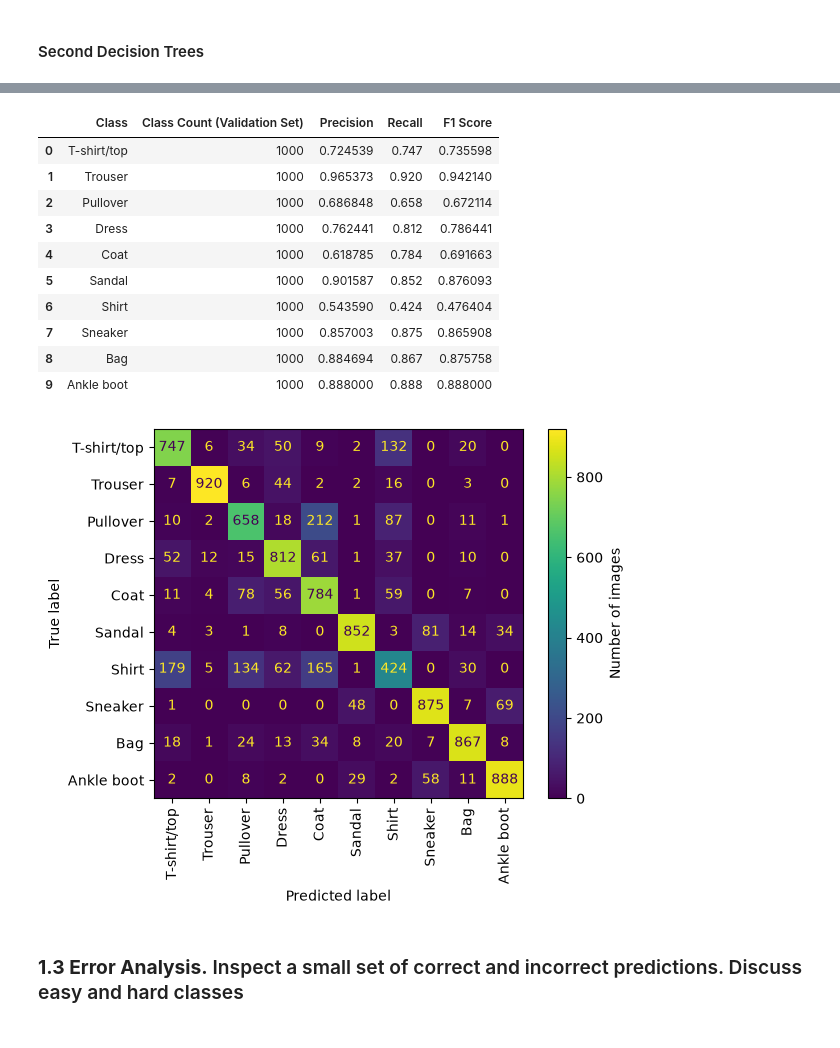
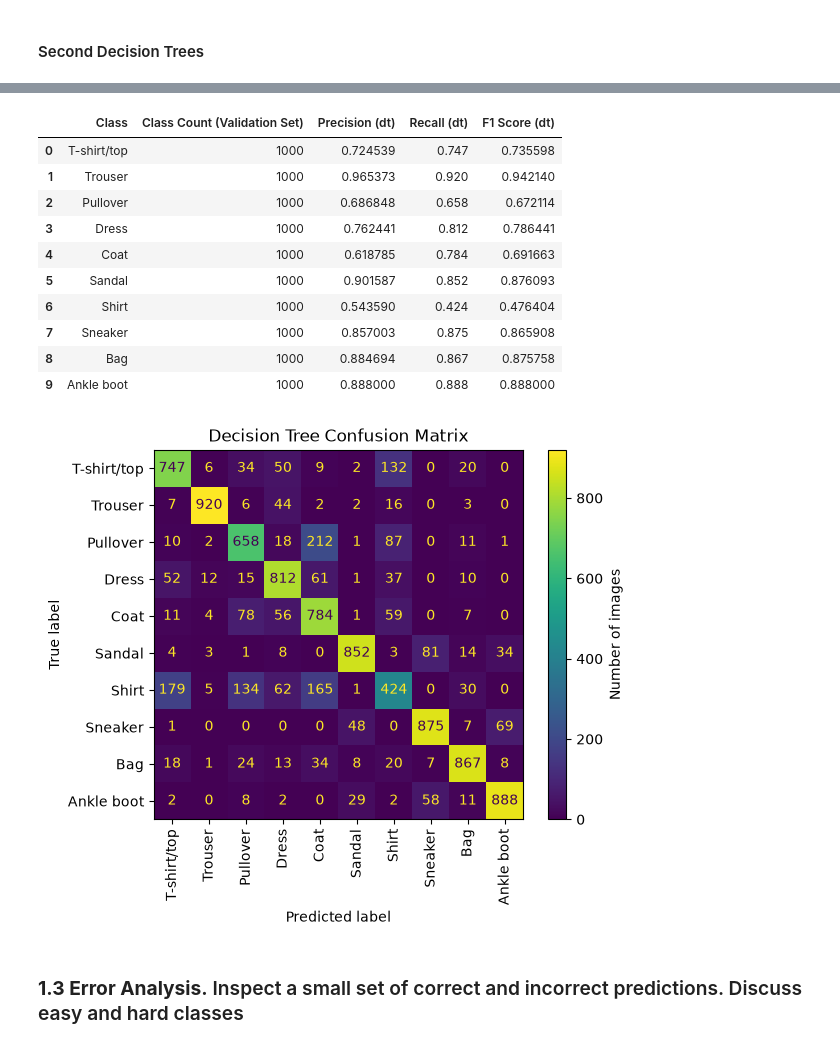
Before and after one commit to JCYuhei/NLP-Model-Investigation-Fashion-MNIST, a Jupyter notebook: coursework.ipynb, the cells around one changed output, grey strips where cells are left out. Saved outputs shown, nothing was run; the diff lists cells and outputs as text; code cells hidden in the pictures.

```diff
--- a/coursework.ipynb
+++ b/coursework.ipynb
@@ -369,14 +370,14 @@ dt_f1 = f1_score(y_val, dt_val_predictions, average = None, zero_division = 0)
 dt_results = pd.DataFrame({
     "Class": training_data.classes,
     "Class Count (Validation Set)": np.bincount(y_val),
-    "Precision": dt_precision,
-    "Recall": dt_recall,
-    "F1 Score": dt_f1
+    "Precision (dt)": dt_precision,
+    "Recall (dt)": dt_recall,
+    "F1 Score (dt)": dt_f1
 })
 
 dt_results
 # %% [output]
-|  | Class | Class Count (Validation Set) | Precision | Recall | F1 Score |
+|  | Class | Class Count (Validation Set) | Precision (dt) | Recall (dt) | F1 Score (dt) |
 | 0 | T-shirt/top | 1000 | 0.724539 | 0.747 | 0.735598 |
 | 1 | Trouser | 1000 | 0.965373 | 0.920 | 0.942140 |
 | 2 | Pullover | 1000 | 0.686848 | 0.658 | 0.672114 |
@@ -390,15 +391,16 @@ dt_results
 # %%
 # Raw confusion matrix
 
 dt_confusion_matrix = confusion_matrix(y_val, dt_val_predictions)
 disp = ConfusionMatrixDisplay(confusion_matrix = dt_confusion_matrix, display_labels = training_data.classes)
 disp.plot()
 
 disp.im_.colorbar.set_label("Number of images")
+plt.title("Decision Tree Confusion Matrix")
 plt.xticks(rotation=90)
 plt.show()
 # %% [output]
-[figure, old version]
+[figure, new version]
 # %% [markdown]
 ### **1.3 Error Analysis.** Inspect a small set of correct and incorrect predictions. Discuss easy and hard classes
 # %%
```
Also changed, not shown: parts of 13 cells of this notebook.
